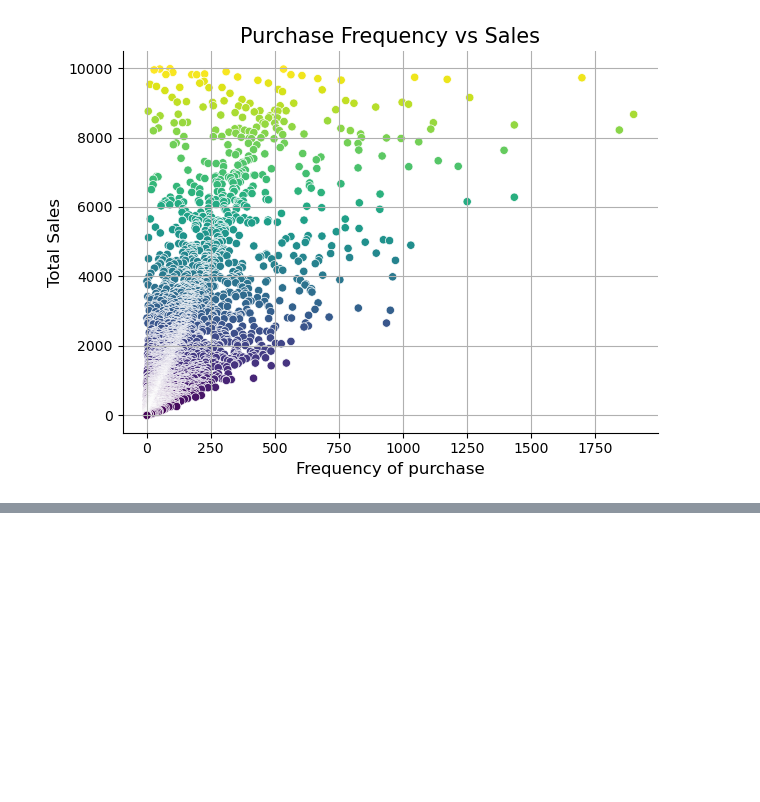
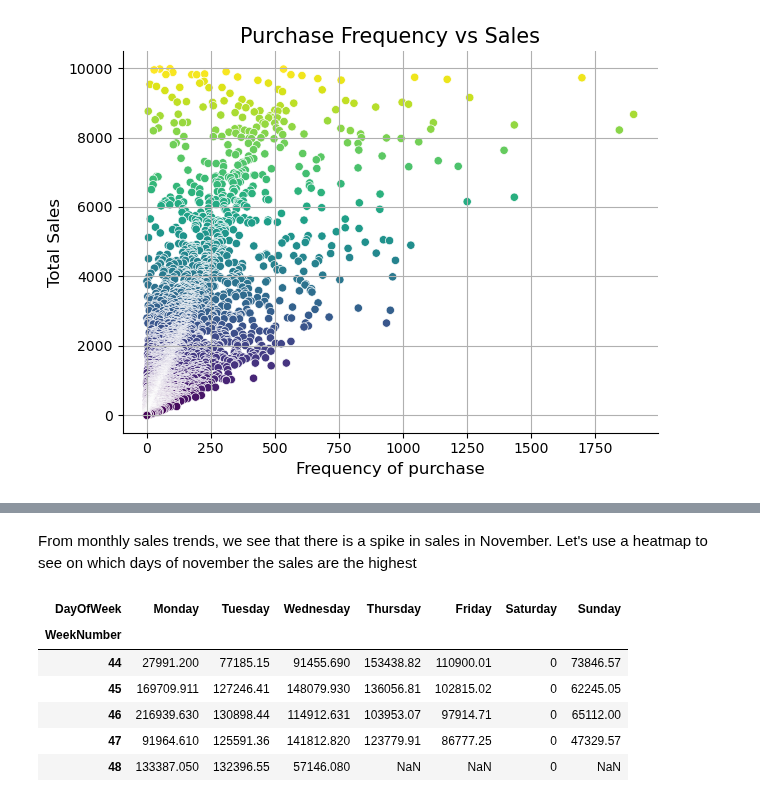
Before and after one commit to Prashant0594/python_data_projects, a Jupyter notebook: 3_online_retail_project/7_visualization_challenges.ipynb, the cells around one changed output, grey strips where cells are left out. Cells and saved outputs as stored; diff of their text form; code cells hidden in the pictures; blank space fills up the shorter version.

```diff
--- a/3_online_retail_project/7_visualization_challenges.ipynb
+++ b/3_online_retail_project/7_visualization_challenges.ipynb
@@ -204,0 +189,2 @@ df
+# %% [markdown]
+From monthly sales trends, we see that there is a spike in sales in November. Let's use a heatmap to see on which days of november the sales are the highest
@@ -204,0 +194,22 @@ df
+# %%
+# Filter data for a specific month (e.g., November)
+november_data = df[df['Month'] == 11]
+
+# Group by week and day of the week, summing up sales
+heatmap_data = november_data.groupby(['WeekNumber', 'DayOfWeek'])['TotalPrice'].sum().unstack()
+
+day_order = ['Monday', 'Tuesday', 'Wednesday', 'Thursday', 'Friday', 'Saturday', 'Sunday']
+
+# Reindex the columns to include all days, filling missing values with 0
+heatmap_data = heatmap_data.reindex(columns=day_order, fill_value=0)
+
+#heatmap_data = heatmap_data[day_order]
+heatmap_data
+# %% [output]
+| DayOfWeek | Monday | Tuesday | Wednesday | Thursday | Friday | Saturday | Sunday |
+| WeekNumber |  |  |  |  |  |  |  |
+| 44 | 27991.200 | 77185.15 | 91455.690 | 153438.82 | 110900.01 | 0 | 73846.57 |
+| 45 | 169709.911 | 127246.41 | 148079.930 | 136056.81 | 102815.02 | 0 | 62245.05 |
+| 46 | 216939.630 | 130898.44 | 114912.631 | 103953.07 | 97914.71 | 0 | 65112.00 |
+| 47 | 91964.610 | 125591.36 | 141812.820 | 123779.91 | 86777.25 | 0 | 47329.57 |
+| 48 | 133387.050 | 132396.55 | 57146.080 | NaN | NaN | 0 | NaN |
```
Also changed, not shown: parts of 4 cells of this notebook.
